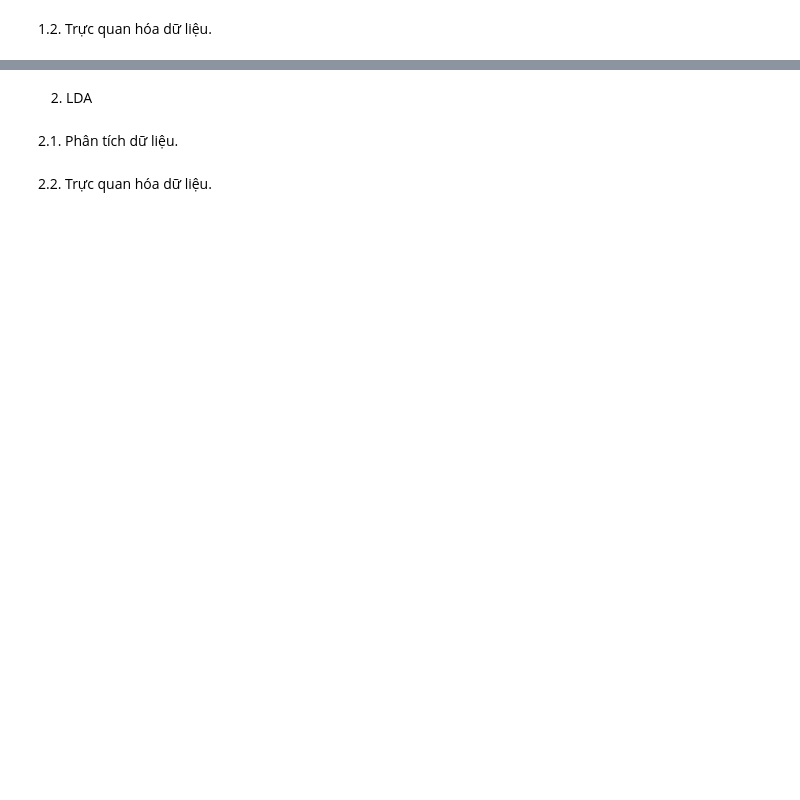
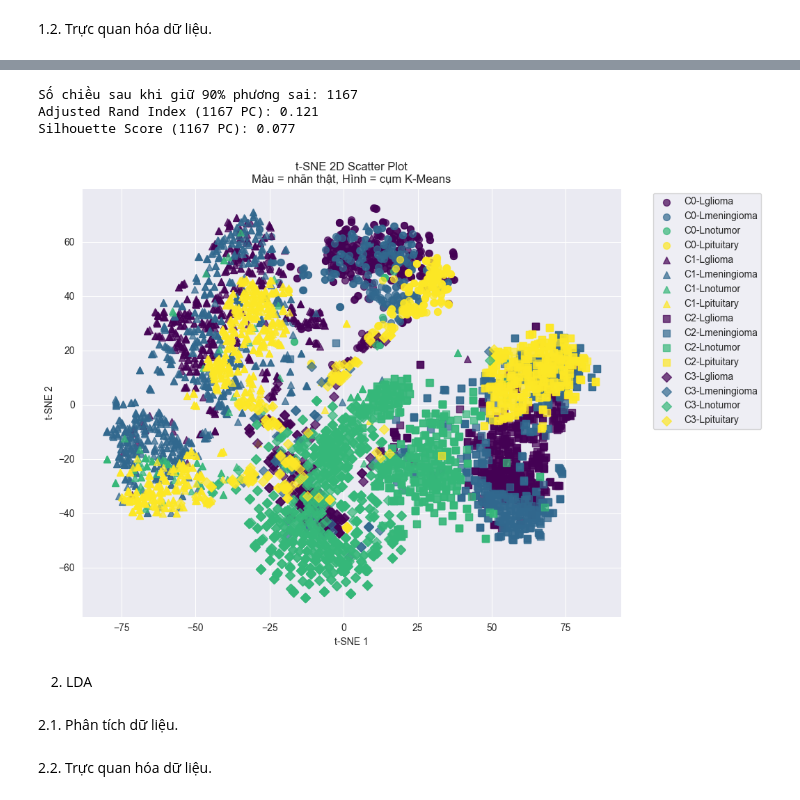
Before and after one commit to Duyhai2005/project_ml, a Jupyter notebook: classifier.ipynb, the cells around one changed output, grey strips where cells are left out. Cells and saved outputs as stored; diff of their text form; code cells hidden in the pictures; blank space fills up the shorter version.

Commit message:
feat: Them giam chieu bang LDA, truc quan hoa du lieu sau khi giam chieu PCA, LDA bang KMeans, chay thu 2 mo hinh GaussianNB va LogReg tren tap giam chieu (Co ve co overfit).

```diff
--- a/classifier.ipynb
+++ b/classifier.ipynb
@@ -516,3 +517,63 @@ Số thành phần PCA cần để giữ 90% phương sai: 1167
+# %%
+from sklearn.cluster import KMeans
+from sklearn.metrics import adjusted_rand_score, silhouette_score
+
+class_names = label_encoder.classes_
+
+# --- PCA giữ 90% phương sai ---
+pca_full = PCA(n_components=0.9)
+X_pca_full = pca_full.fit_transform(X_train_hog)
+print("Số chiều sau khi giữ 90% phương sai:", X_pca_full.shape[1])
+
+# --- K-Means trên toàn bộ 1167 chiều ---
+k = len(np.unique(y_train_encoded))
+kmeans_full = KMeans(n_clusters=k, random_state=42)
+clusters_full = kmeans_full.fit_predict(X_pca_full)
+
+# --- Đánh giá phân cụm ---
+ari_full = adjusted_rand_score(y_train_encoded, clusters_full)
+sil_score_full = silhouette_score(X_pca_full, clusters_full)
+print(f"Adjusted Rand Index (1167 PC): {ari_full:.3f}")
+print(f"Silhouette Score (1167 PC): {sil_score_full:.3f}")
+
+from sklearn.manifold import TSNE
+import matplotlib.pyplot as plt
+
+# --- t-SNE 2D trên dữ liệu PCA giữ 90% (1167 chiều) ---
+tsne = TSNE(n_components=2, random_state=42, perplexity=50, max_iter=1000)
+X_tsne = tsne.fit_transform(X_pca_full)
+
+# Marker cho các cụm
+markers = ['o', '^', 's', 'D', 'v', 'P', '*']
+
+plt.figure(figsize=(10, 8))
+for cluster_id in range(k):
+    for label_id in range(len(class_names)):
+        mask = (clusters_full == cluster_id) & (y_train_encoded == label_id)
+        plt.scatter(
+            X_tsne[mask, 0], X_tsne[mask, 1],
+            c=[plt.cm.viridis(label_id / (len(class_names)-1))],
+            marker=markers[cluster_id % len(markers)],
+            label=f"C{cluster_id}-L{class_names[label_id]}",
+            alpha=0.7,
+            s=50
+        )
+
+plt.xlabel("t-SNE 1")
+plt.ylabel("t-SNE 2")
+plt.title("t-SNE 2D Scatter Plot\nMàu = nhãn thật, Hình = cụm K-Means")
+
+# Chỉ hiển thị legend không bị trùng
+handles, labels = plt.gca().get_legend_handles_labels()
+unique = dict(zip(labels, handles))
+plt.legend(unique.values(), unique.keys(), bbox_to_anchor=(1.05, 1), loc='upper left')
+
+plt.show()
+# %% [output]
+Số chiều sau khi giữ 90% phương sai: 1167
+Adjusted Rand Index (1167 PC): 0.121
+Silhouette Score (1167 PC): 0.077
+[figure, added]
 # %% [markdown]
 2. LDA
 # %% [markdown]
```
Also changed, not shown: parts of 12 cells of this notebook, 1 other file.
